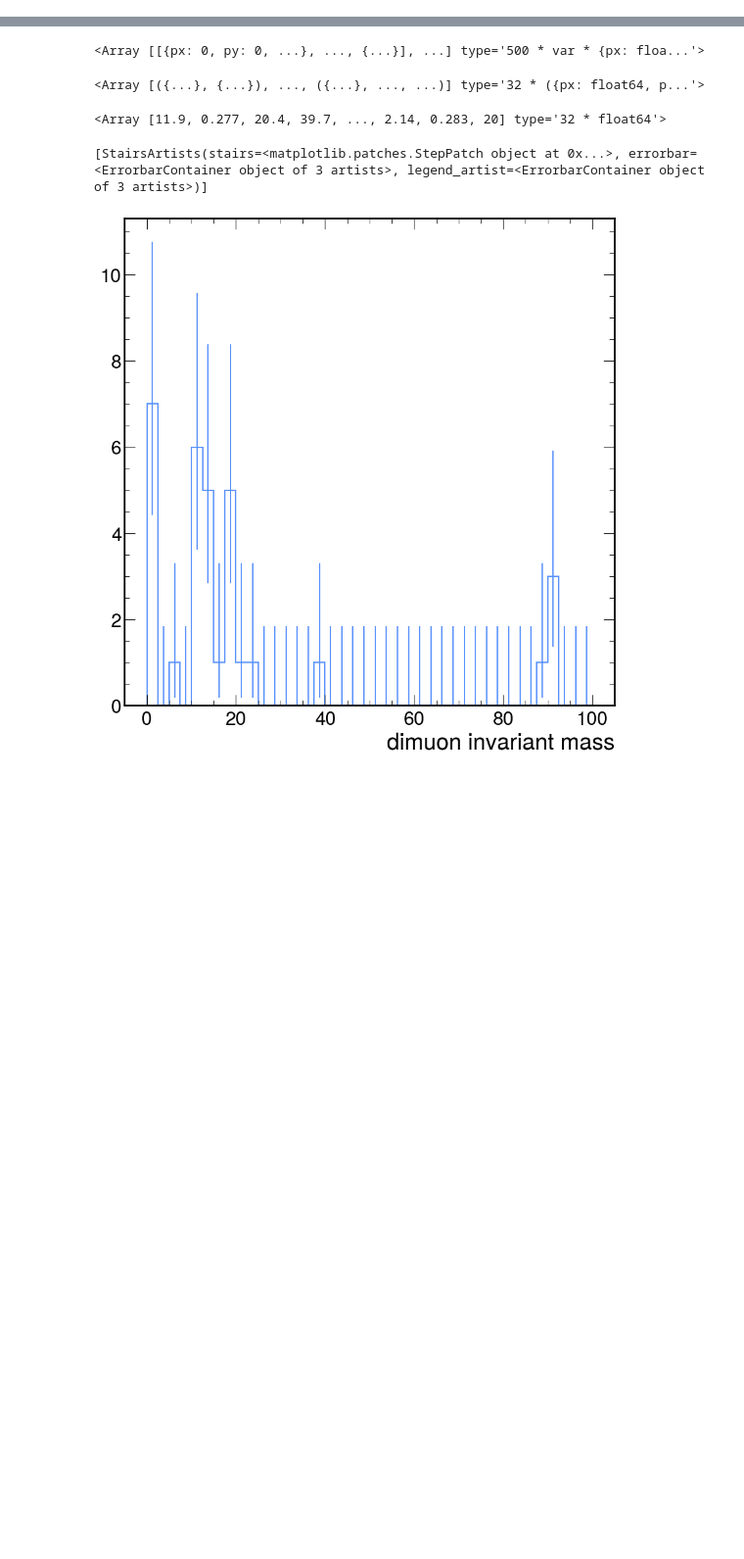
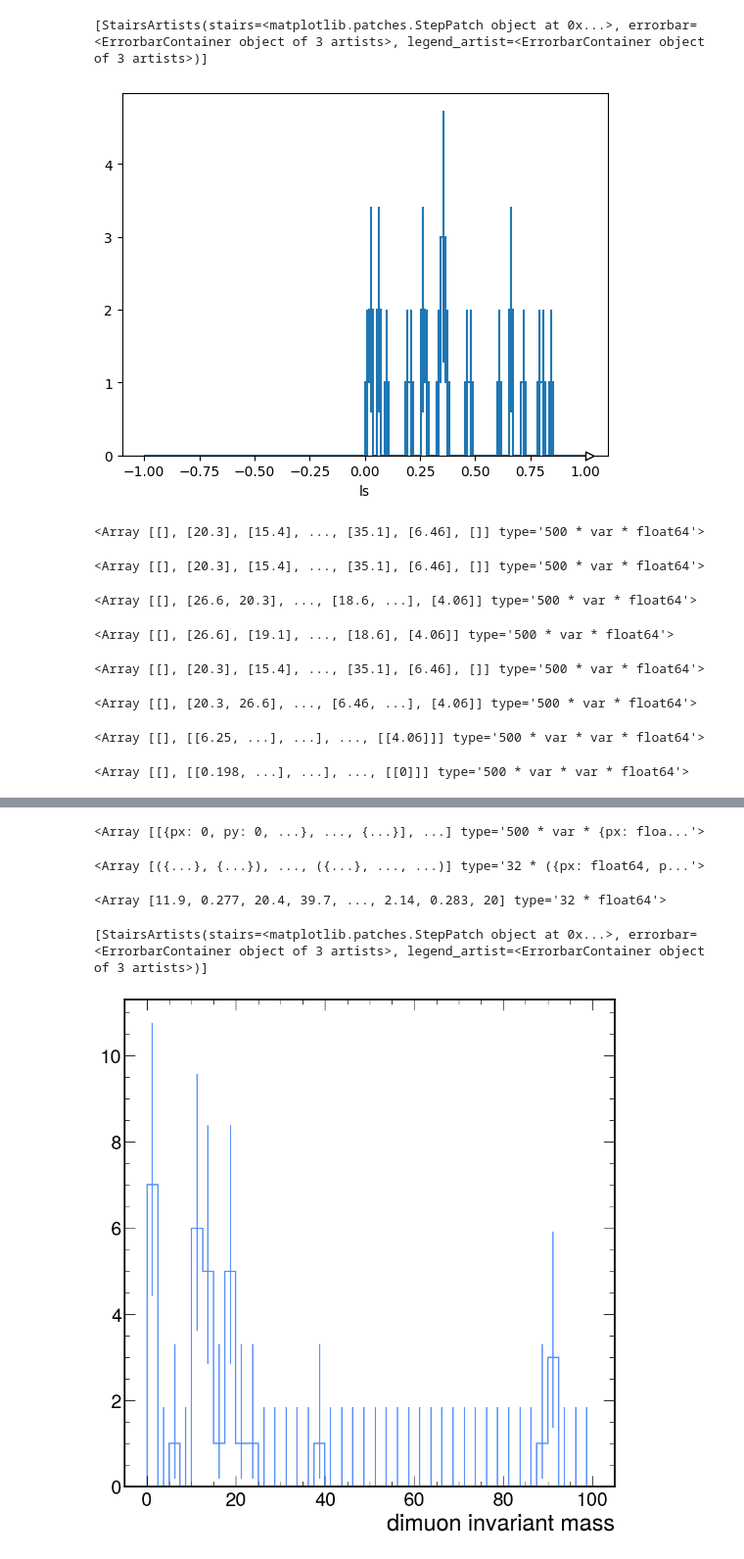
Before and after one commit to ravikoka/z_plus_hf, a Jupyter notebook: feasibility/analysis.ipynb, the cells around one changed output, grey strips where cells are left out. Shown at 98% size. Drawn from its saved outputs; the diff is of its cells as text; code cells hidden in the pictures; blank space fills up the shorter version.

```diff
--- a/feasibility/analysis.ipynb
+++ b/feasibility/analysis.ipynb
@@ -17,0 +329,8 @@ RAW_DATA_DIR = '/Users/ravikoka/repos/z_plus_hf/feasibility/data/multi_test/run0
+# %%
+R = 0.4
+min_pt = 0
+jet_def = fj.JetDefinition(fj.antikt_algorithm, R)
+cluster = fj.ClusterSequence(particles, jet_def)
+
+jets = cluster.inclusive_jets(min_pt=min_pt)
+constituents = cluster.constituents(min_pt=min_pt)
@@ -17,0 +404,2 @@ RAW_DATA_DIR = '/Users/ravikoka/repos/z_plus_hf/feasibility/data/multi_test/run0
+# %%
+descending_pt = ak.argsort(jets.pt, axis=1, ascending=False)
@@ -17,0 +414,6 @@ RAW_DATA_DIR = '/Users/ravikoka/repos/z_plus_hf/feasibility/data/multi_test/run0
+# %%
+#jets_descending_pt = jets[descending_pt]
+leading = jets[descending_pt][:, :1]
+subleading = jets[descending_pt][:, 1:2]
+
+lesub = leading.pt[ak.num(jets) > 1] - subleading.pt[ak.num(jets) > 1]
@@ -17,0 +555,41 @@ RAW_DATA_DIR = '/Users/ravikoka/repos/z_plus_hf/feasibility/data/multi_test/run0
+# %%
+lesubhist = hist.Hist(hist.axis.Regular(110, -1, 1, name='ls'))
+lesubhist.fill(ak.ravel(lesub))
+
+hep.histplot(lesubhist)
+# %% [output]
+[StairsArtists(stairs=<matplotlib.patches.StepPatch object at 0x...>, errorbar=<ErrorbarContainer object of 3 artists>, legend_artist=<ErrorbarContainer object of 3 artists>)]
+[figure, added]
+# %%
+subleading.pt
+# %% [output]
+<Array [[], [20.3], [15.4], ..., [35.1], [6.46], []] type='500 * var * float64'>
+# %%
+subleading.pt
+# %% [output]
+<Array [[], [20.3], [15.4], ..., [35.1], [6.46], []] type='500 * var * float64'>
+# %%
+thicc_jets = jets[chonkiest_jet]
+thicc_jets.pt
+# %% [output]
+<Array [[], [26.6, 20.3], ..., [18.6, ...], [4.06]] type='500 * var * float64'>
+# %%
+leading = thicc_jets.pt[:, :1]
+# %% [output]
+<Array [[], [26.6], [19.1], ..., [18.6], [4.06]] type='500 * var * float64'>
+# %%
+subleading = thicc_jets.pt[:, 1:2]
+# %% [output]
+<Array [[], [20.3], [15.4], ..., [35.1], [6.46], []] type='500 * var * float64'>
+# %%
+ak.sort(jets.pt, axis=1)
+# %% [output]
+<Array [[], [20.3, 26.6], ..., [6.46, ...], [4.06]] type='500 * var * float64'>
+# %%
+constituents.pt
+# %% [output]
+<Array [[], [[6.25, ...], ...], ..., [[4.06]]] type='500 * var * var * float64'>
+# %%
+girth
+# %% [output]
+<Array [[], [[0.198, ...], ...], ..., [[0]]] type='500 * var * var * float64'>
```
Also changed, not shown: parts of 152 cells of this notebook.
